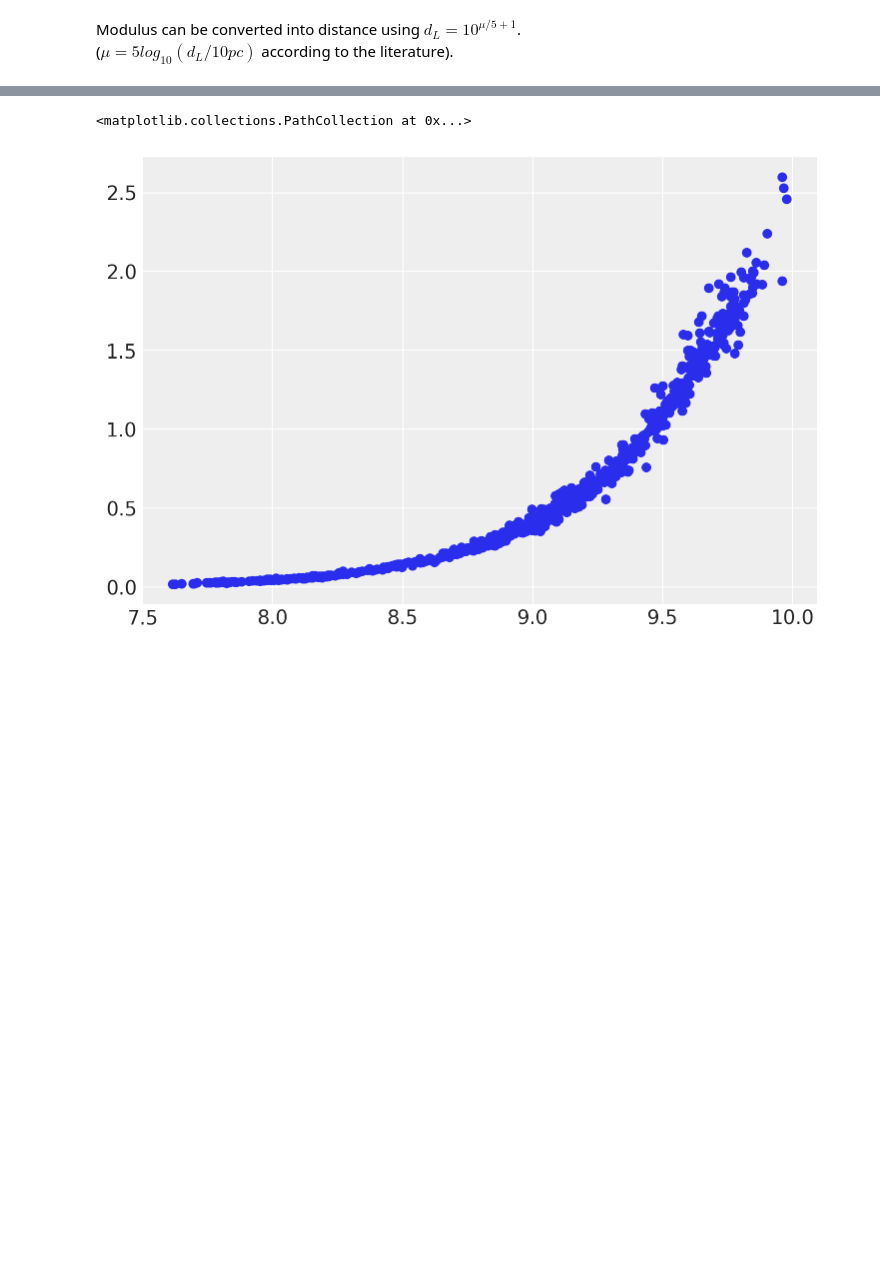
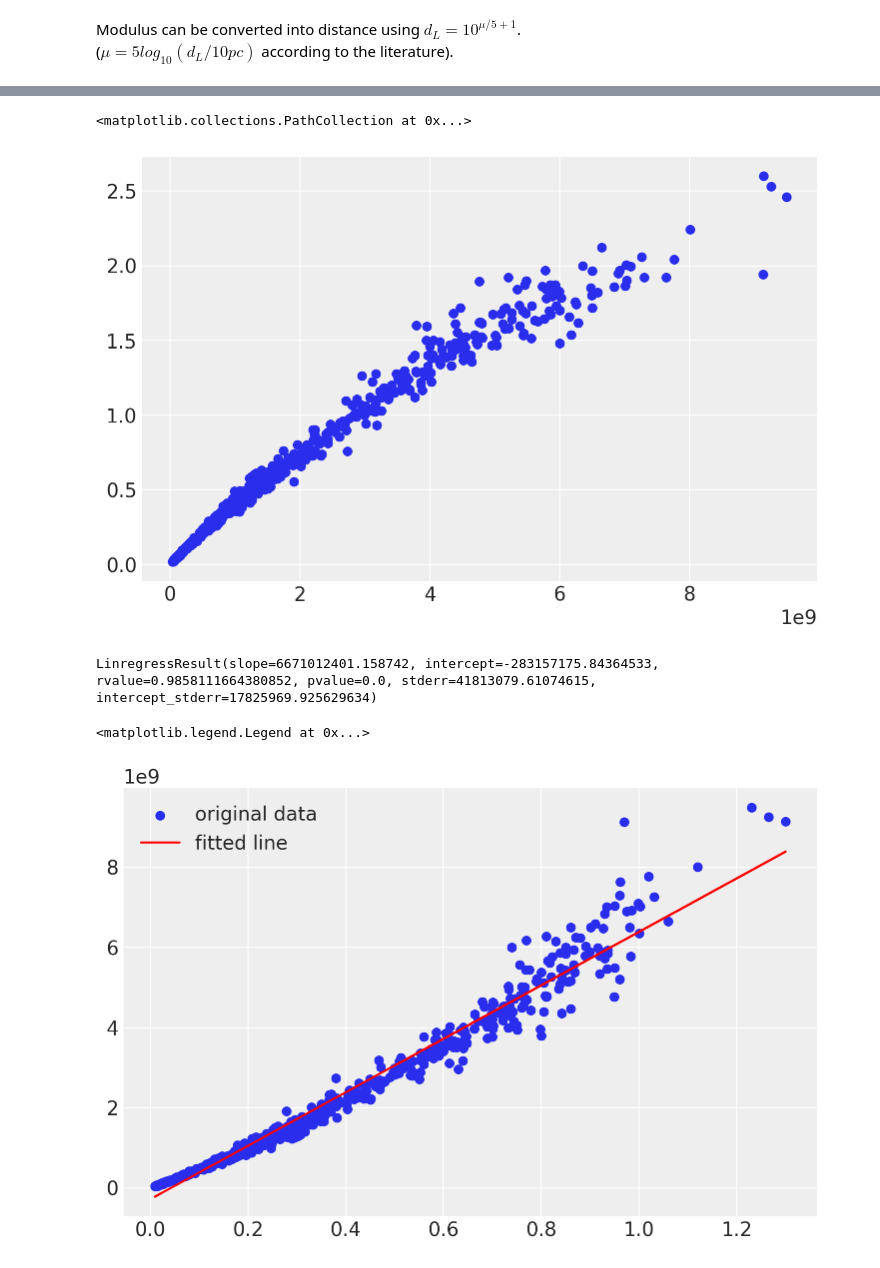
Before and after one commit to Raghuram-Veeramallu/Astro_Stat_Project2, a Jupyter notebook: Project2_Group3.ipynb, the cells around one changed output, grey strips where cells are left out. Drawn from its saved outputs; the diff is of its cells as text; code cells hidden in the pictures; blank space fills up the shorter version.

```diff
--- a/Project2_Group3.ipynb
+++ b/Project2_Group3.ipynb
@@ -120,5 +117,20 @@ plt.scatter(df['Log10Distance'], df['zhel'])
 # %%
-plt.scatter(df['Log10Distance'], df['zcmb'] + df['zhel'])
+plt.scatter(df['d'], df['zcmb'] + df['zhel'])
 # %% [output]
 <matplotlib.collections.PathCollection at 0x...>
-[figure, old version]
+[figure, new version]
+# %%
+reg_1 = stats.linregress(df['zhel'], df['d'])
+print(reg_1)
+# %% [output]
+LinregressResult(slope=6671012401.158742, intercept=-283157175.84364533, rvalue=0.9858111664380852, pvalue=0.0, stderr=41813079.61074615, intercept_stderr=17825969.925629634)
+# %%
+y_pred = reg_1.intercept + (df['zhel'] * reg_1.slope)
+residual = y_pred - df['d']
+
+plt.scatter(df['zhel'], df['d'], label='original data')
+plt.plot(df['zhel'], y_pred, 'r', label='fitted line')
+plt.legend()
+# %% [output]
+<matplotlib.legend.Legend at 0x...>
+[figure, added]
```
Also changed, not shown: parts of 15 cells of this notebook.
